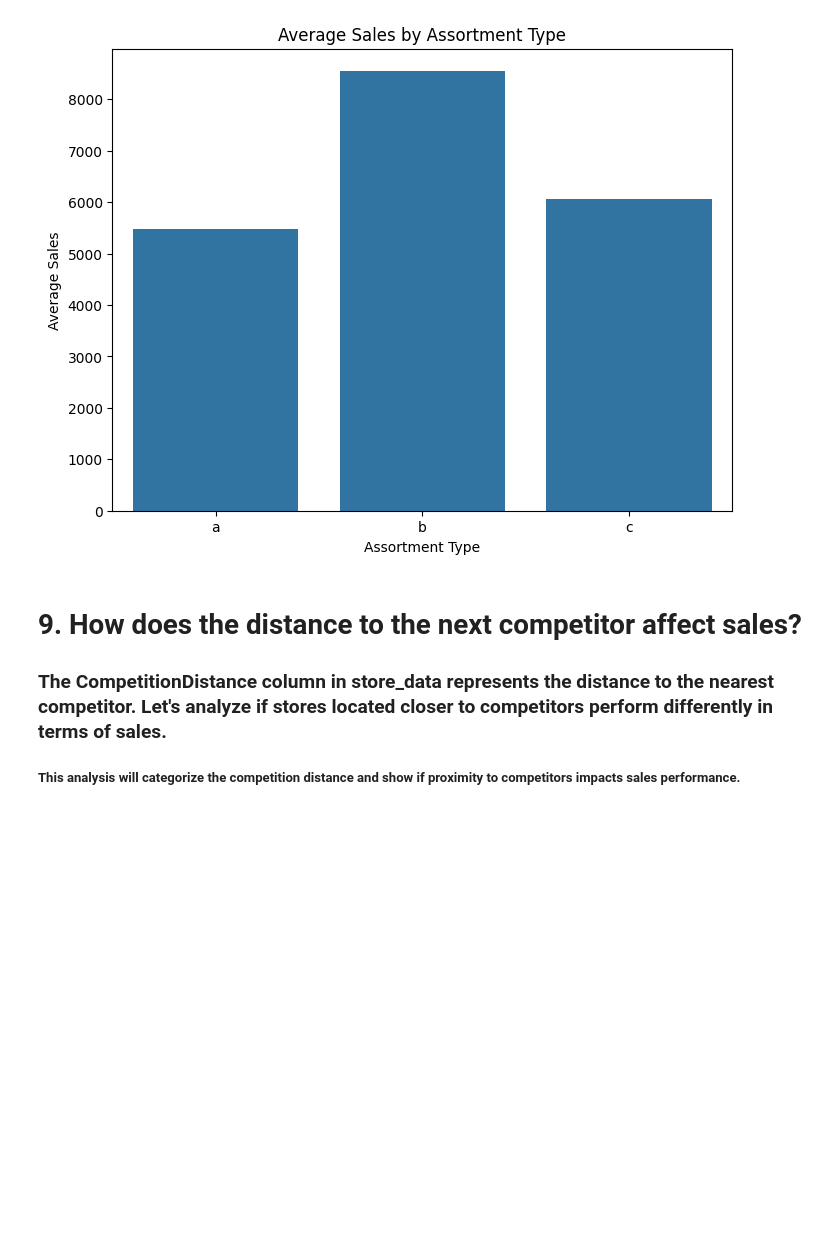
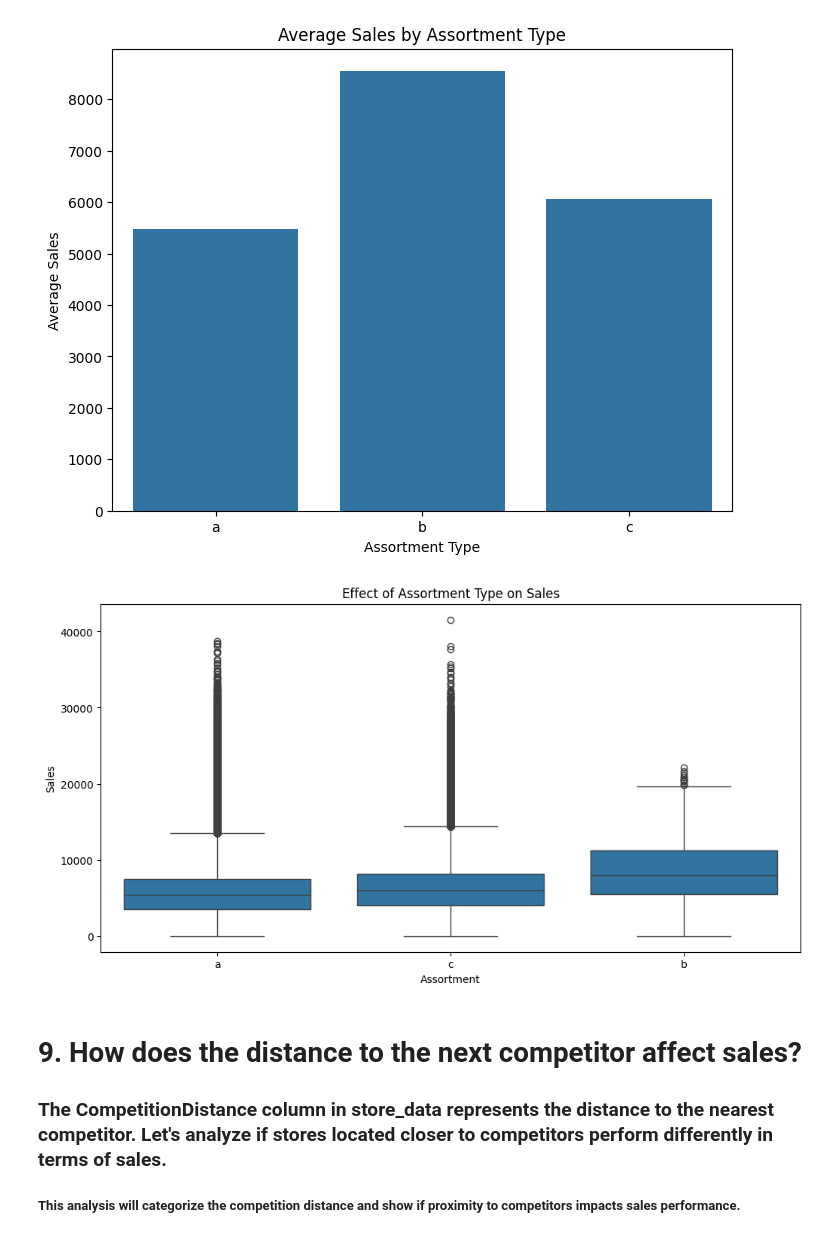
Before and after one commit to Ermi23/Rossmann-Sales-Forecasting-ML, a Jupyter notebook: notebooks/exploration.ipynb, the cells around one changed output. Cells and saved outputs as stored; diff of their text form; code cells hidden in the pictures; blank space fills up the shorter version.

```diff
--- a/notebooks/exploration.ipynb
+++ b/notebooks/exploration.ipynb
@@ -446,6 +455,18 @@ logging.info(f"Handling missing values for Assortment: Filled with mode value.")
 1          b  8553.931999
 2          c  6058.676567
 [figure]
+# %%
+# Effect of assortment type on sales
+train_store_data = pd.merge(train_data, store_data[['Store', 'Assortment']], on='Store')
+logging.info("Investigating assortment type on sales...")
+plt.figure(figsize=(12, 6))
+sns.boxplot(x='Assortment', y='Sales', data=train_store_data)
+plt.title('Effect of Assortment Type on Sales')
+plt.xlabel('Assortment')
+plt.ylabel('Sales')
+plt.show()
+# %% [output]
+[figure, added]
 # %% [markdown]
 # 9. How does the distance to the next competitor affect sales?
 ### The CompetitionDistance column in store_data represents the distance to the nearest competitor. Let's analyze if stores located closer to competitors perform differently in terms of sales.
```
Also changed, not shown: parts of 17 cells of this notebook, 6 other files.
